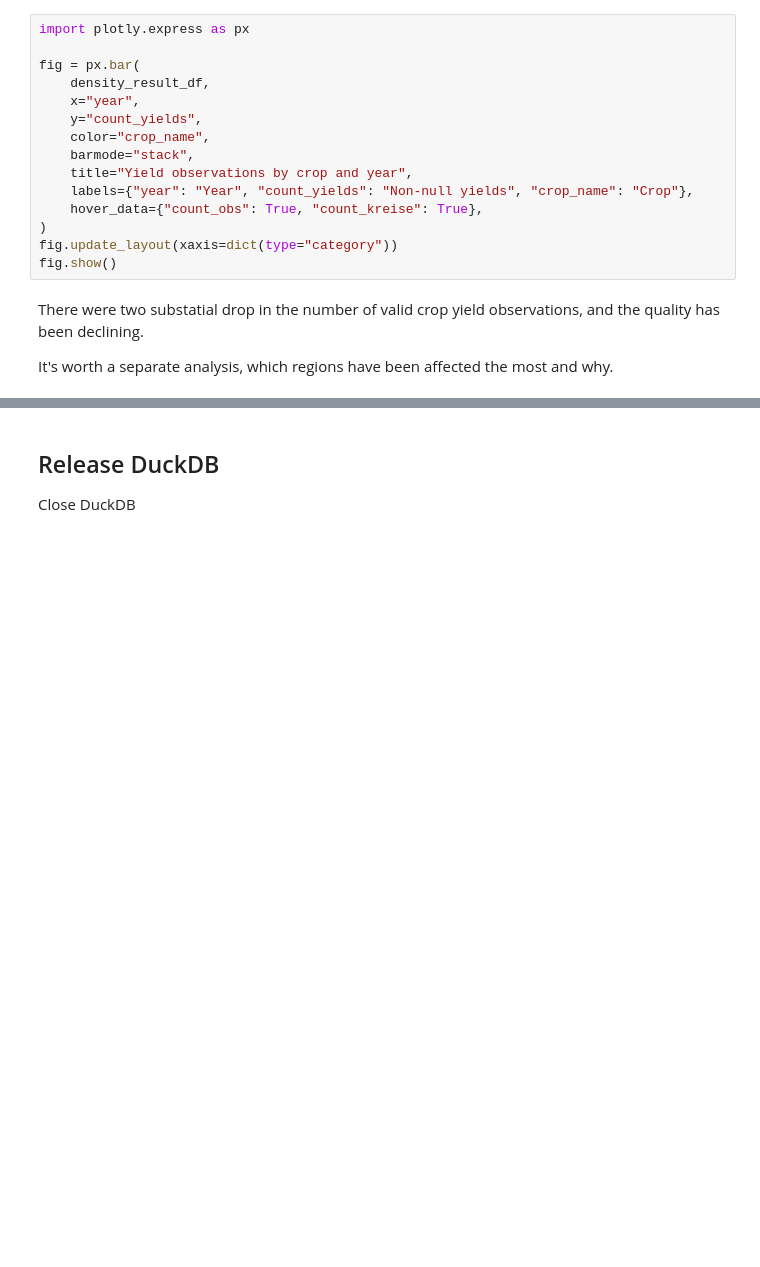
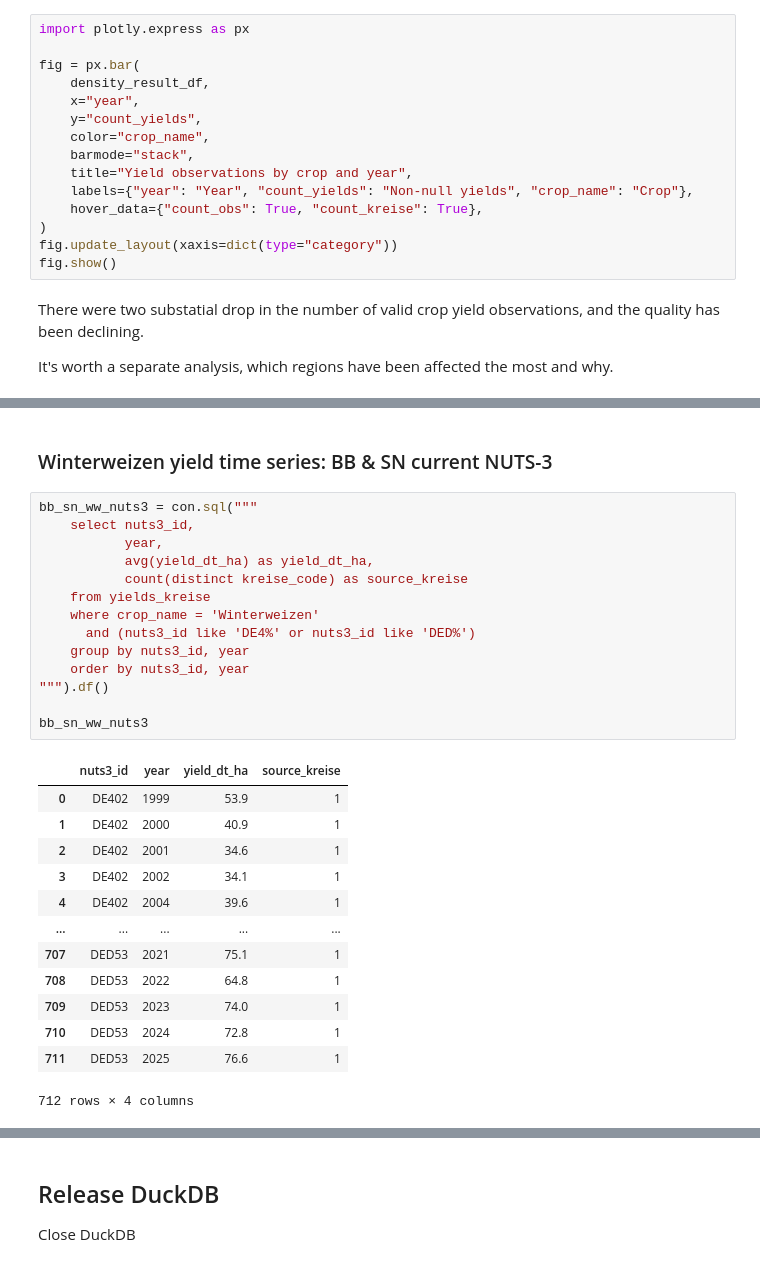
Before and after one commit to zhittsova/agri-weather-yield-drivers, a Jupyter notebook: notebooks/eval-regionalstatistik-yields.ipynb, the cells around one changed output, grey strips where cells are left out. Drawn from its saved outputs; the diff is of its cells as text; blank space fills up the shorter version.

```diff
--- a/notebooks/eval-regionalstatistik-yields.ipynb
+++ b/notebooks/eval-regionalstatistik-yields.ipynb
@@ -2129,0 +2560,30 @@ Therefore, the **decision** is to **INGEST**, such that: Kreise yields as primar
+# %% [markdown]
+### Winterweizen yield time series: BB & SN current NUTS-3
+# %%
+bb_sn_ww_nuts3 = con.sql("""
+    select nuts3_id,
+           year,
+           avg(yield_dt_ha) as yield_dt_ha,
+           count(distinct kreise_code) as source_kreise
+    from yields_kreise
+    where crop_name = 'Winterweizen'
+      and (nuts3_id like 'DE4%' or nuts3_id like 'DED%')
+    group by nuts3_id, year
+    order by nuts3_id, year
+""").df()
+
+bb_sn_ww_nuts3
+# %% [output]
+|  | nuts3_id | year | yield_dt_ha | source_kreise |
+| 0 | DE402 | 1999 | 53.9 | 1 |
+| 1 | DE402 | 2000 | 40.9 | 1 |
+| 2 | DE402 | 2001 | 34.6 | 1 |
+| 3 | DE402 | 2002 | 34.1 | 1 |
+| 4 | DE402 | 2004 | 39.6 | 1 |
+| ... | ... | ... | ... | ... |
+| 707 | DED53 | 2021 | 75.1 | 1 |
+| 708 | DED53 | 2022 | 64.8 | 1 |
+| 709 | DED53 | 2023 | 74.0 | 1 |
+| 710 | DED53 | 2024 | 72.8 | 1 |
+| 711 | DED53 | 2025 | 76.6 | 1 |
+712 rows × 4 columns
```
Also changed, not shown: parts of 54 cells of this notebook.
